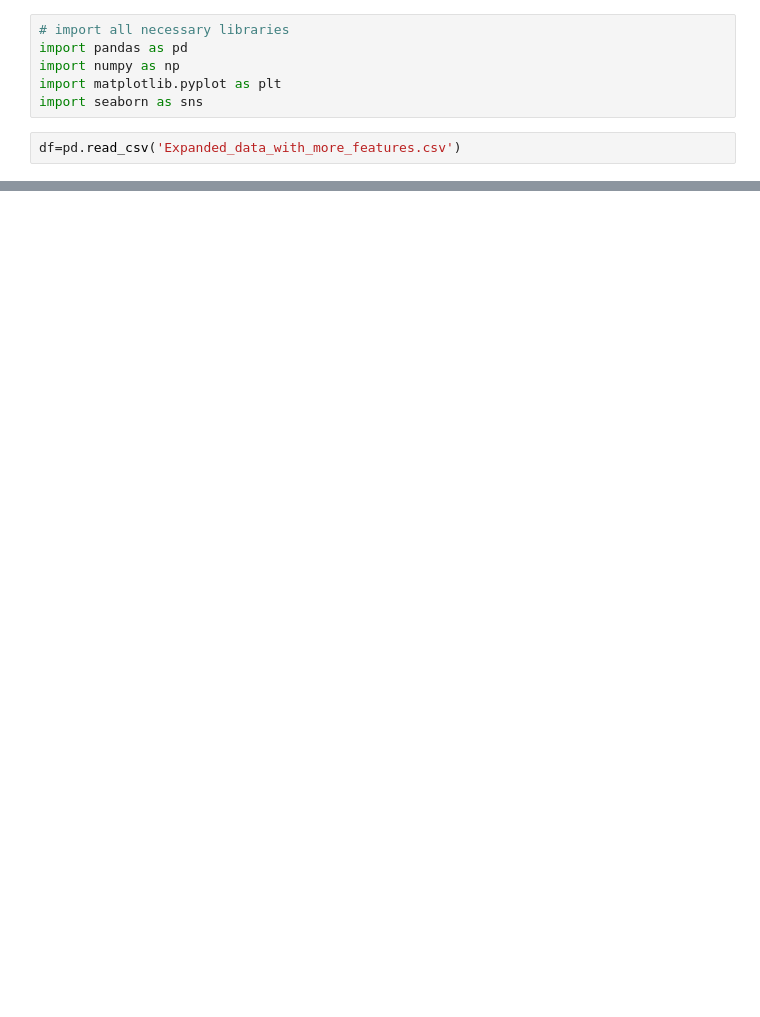
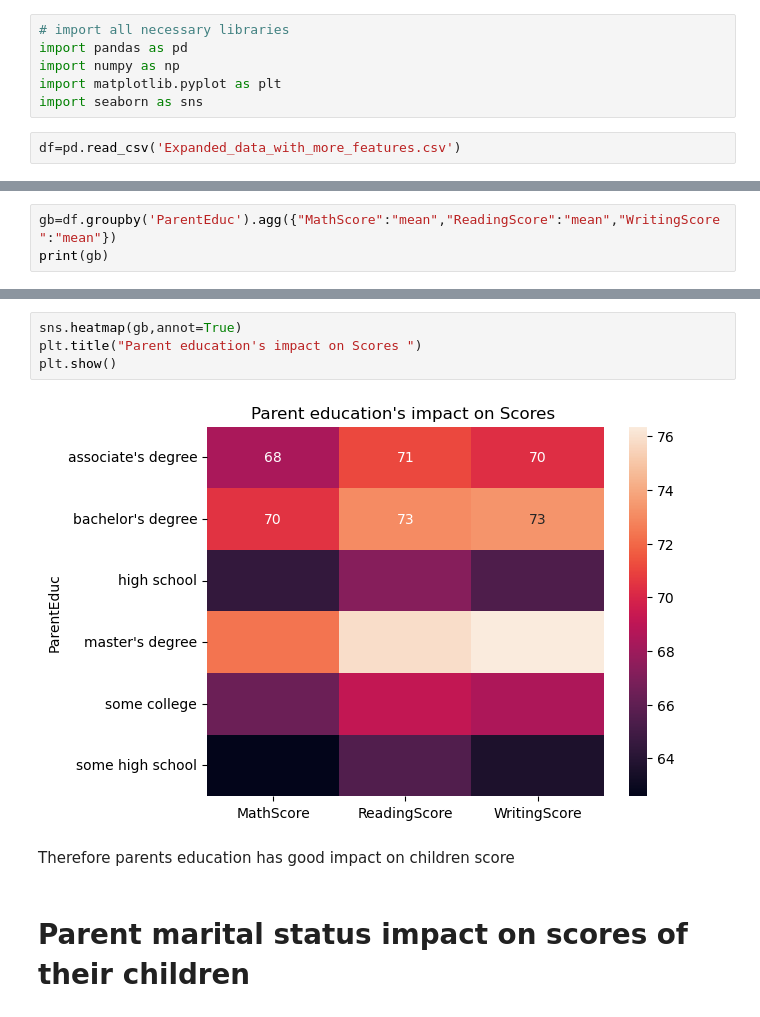
Before and after one commit to PiyushLuitel-07/Student-exam-score-analysis, a Jupyter notebook: analysis.ipynb, the cells around one changed output, grey strips where cells are left out. Cells and saved outputs as stored; diff of their text form; blank space fills up the shorter version.

```diff
--- a/analysis.ipynb
+++ b/analysis.ipynb
@@ -15,0 +105,3 @@ df.head(3)
+# %%
+gb=df.groupby('ParentEduc').agg({"MathScore":"mean","ReadingScore":"mean","WritingScore":"mean"})
+print(gb)
@@ -15,0 +117,10 @@ df.head(3)
+# %%
+sns.heatmap(gb,annot=True)
+plt.title("Parent education's impact on Scores ")
+plt.show()
+# %% [output]
+[figure, added]
+# %% [markdown]
+Therefore parents education has good impact on children score
+# %% [markdown]
+# Parent marital status impact on scores of their children
```
Also changed, not shown: parts of 22 cells of this notebook.
